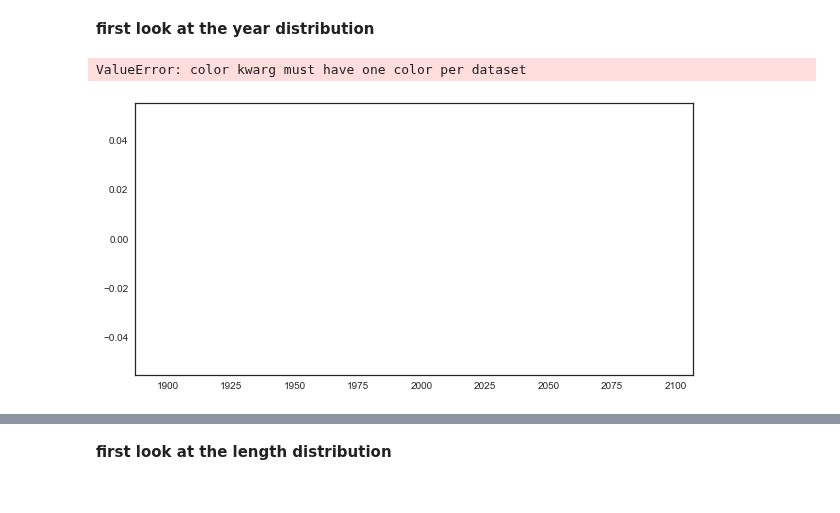
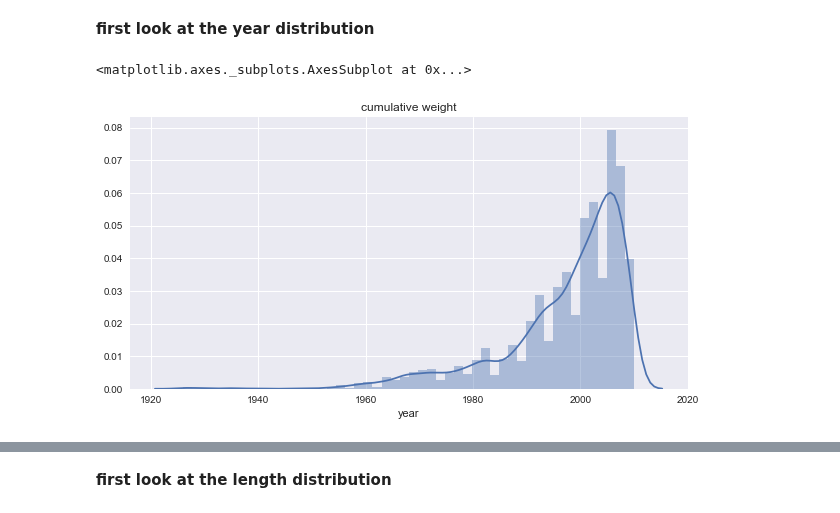
Before and after one commit to mathildemrt/ada, a Jupyter notebook: project/project.ipynb, the cells around one changed output, grey strips where cells are left out. Cells and saved outputs as stored; diff of their text form; code cells hidden in the pictures.

Commit message:
Casted year to a float to display a plot.

```diff
--- a/project/project.ipynb
+++ b/project/project.ipynb
@@ -508,7 +508,9 @@ sns.distplot(df['genreweight'][df['genreweight']<1],ax=ax)
 # %%
 fig = plt.figure(figsize=(10,5))
 ax = fig.add_subplot(111)
-sns.distplot(df['year'].loc[df['year']!=0],ax=ax)
+plt.title('cumulative weight')
+df['year'] = df['year'].astype(int)
+sns.distplot(df.loc[df['year']!=0,'year'],ax=ax)
 # %% [output]
-ValueError: color kwarg must have one color per dataset
+<matplotlib.axes._subplots.AxesSubplot at 0x...>
-[figure, old version]
+[figure, new version]
```
Also changed, not shown: parts of 8 cells of this notebook.
